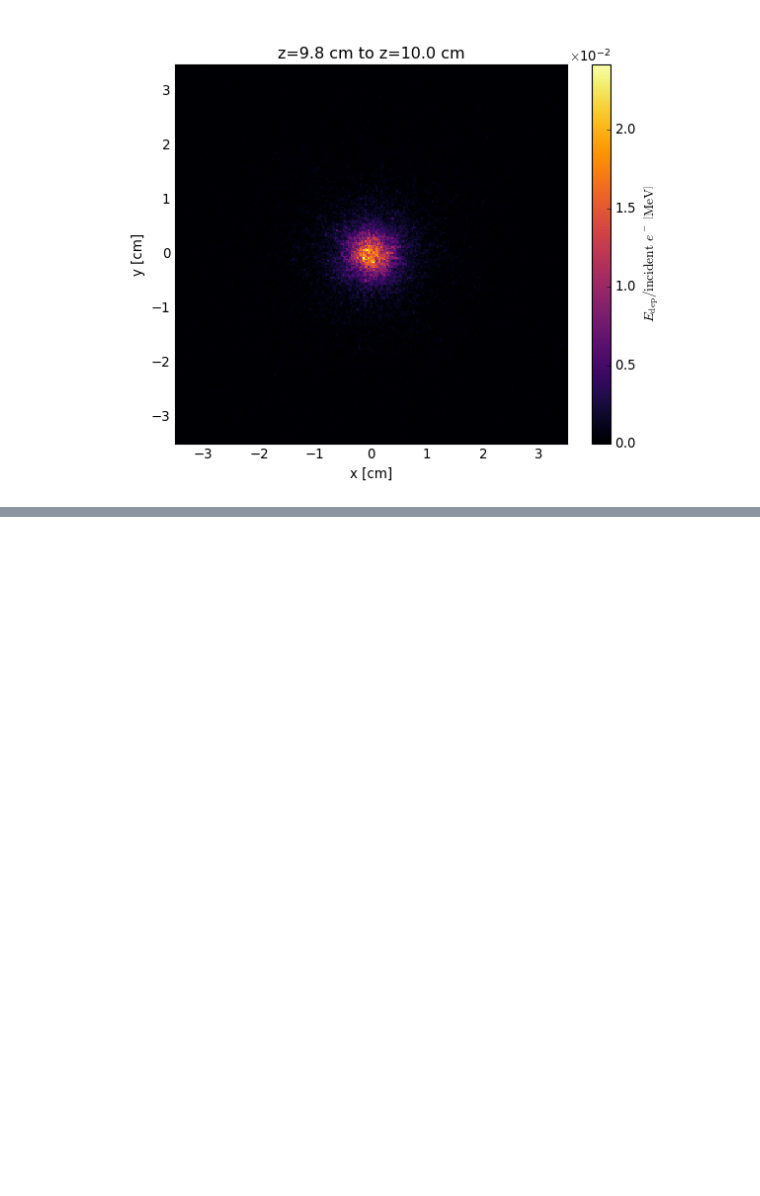
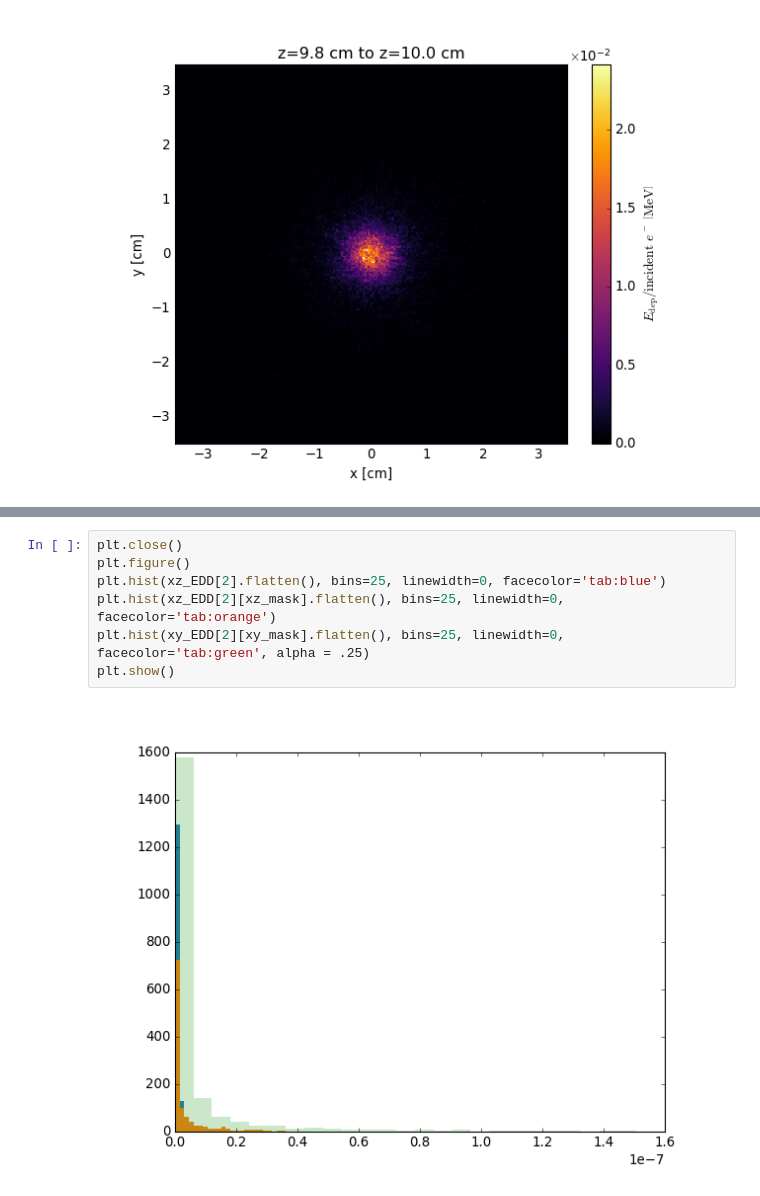
Before and after one commit to MaxVarverakis/G4Bl-LXeSims, a Jupyter notebook: analysis/zslice.ipynb, the cells around one changed output, grey strips where cells are left out. Drawn from its saved outputs; the diff is of its cells as text; blank space fills up the shorter version.

```diff
--- a/analysis/zslice.ipynb
+++ b/analysis/zslice.ipynb
@@ -262,0 +373,9 @@ Exit Window:    1.24e-07 J/g
+# %%
+plt.close()
+plt.figure()
+plt.hist(xz_EDD[2].flatten(), bins=25, linewidth=0, facecolor='tab:blue')
+plt.hist(xz_EDD[2][xz_mask].flatten(), bins=25, linewidth=0, facecolor='tab:orange')
+plt.hist(xy_EDD[2][xy_mask].flatten(), bins=25, linewidth=0, facecolor='tab:green', alpha = .25)
+plt.show()
+# %% [output]
+[figure, added]
```
Also changed, not shown: parts of 15 cells of this notebook, 2 other files.
